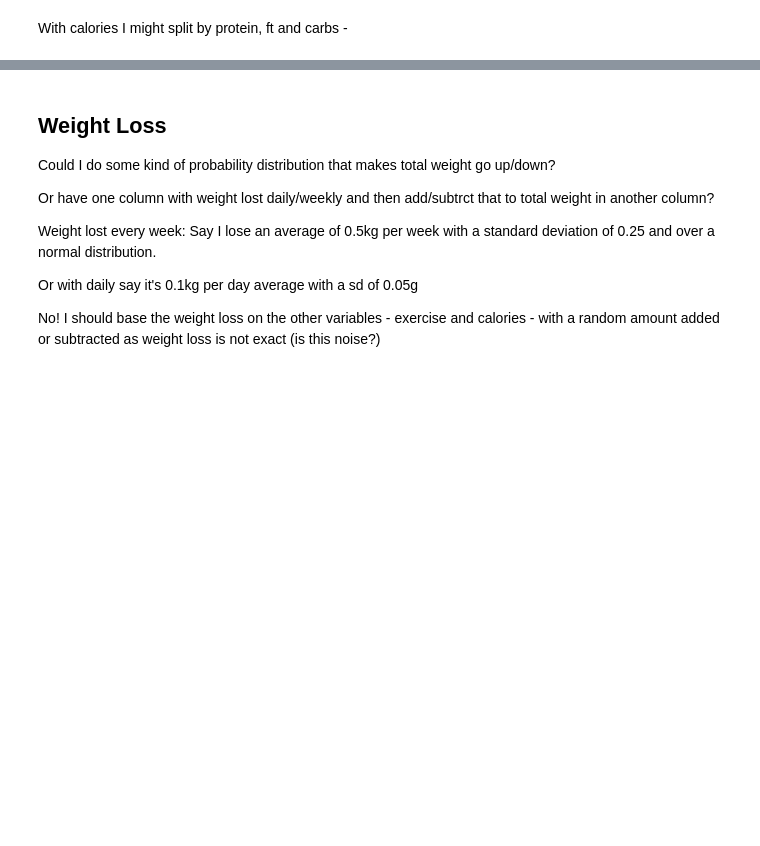
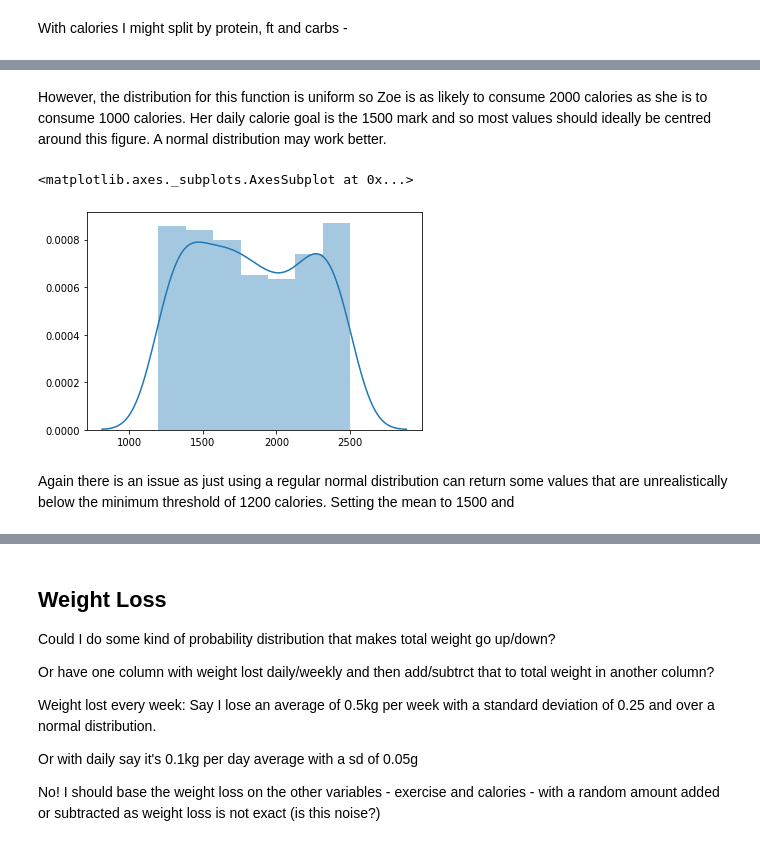
Before and after one commit to jennifer-ryan/data-set-simulation, a Jupyter notebook: Dataset Simulation.ipynb, the cells around one changed output, grey strips where cells are left out. Saved outputs shown, nothing was run; the diff lists cells and outputs as text; code cells hidden in the pictures; blank space fills up the shorter version.

Commit message:
working on calorie in code

```diff
--- a/Dataset Simulation.ipynb
+++ b/Dataset Simulation.ipynb
@@ -103,0 +115,4 @@ With calories I might split by protein, ft and carbs -
+# %%
+# Using randint for calorie in values
+first = np.random.randint(1200, 2500, 365)
+first
@@ -103,0 +137,9 @@ With calories I might split by protein, ft and carbs -
+# %% [markdown]
+However, the distribution for this function is uniform so Zoe is as likely to consume 2000 calories as she is to consume 1000 calories. Her daily calorie goal is the 1500 mark and so most values should ideally be centred around this figure. A normal distribution may work better.
+# %%
+sns.distplot(first)
+# %% [output]
+<matplotlib.axes._subplots.AxesSubplot at 0x...>
+[figure, added]
+# %% [markdown]
+Again there is an issue as just using a regular normal distribution can return some values that are unrealistically below the minimum threshold of 1200 calories. Setting the mean to 1500 and
```
Also changed, not shown: parts of 19 cells of this notebook.
